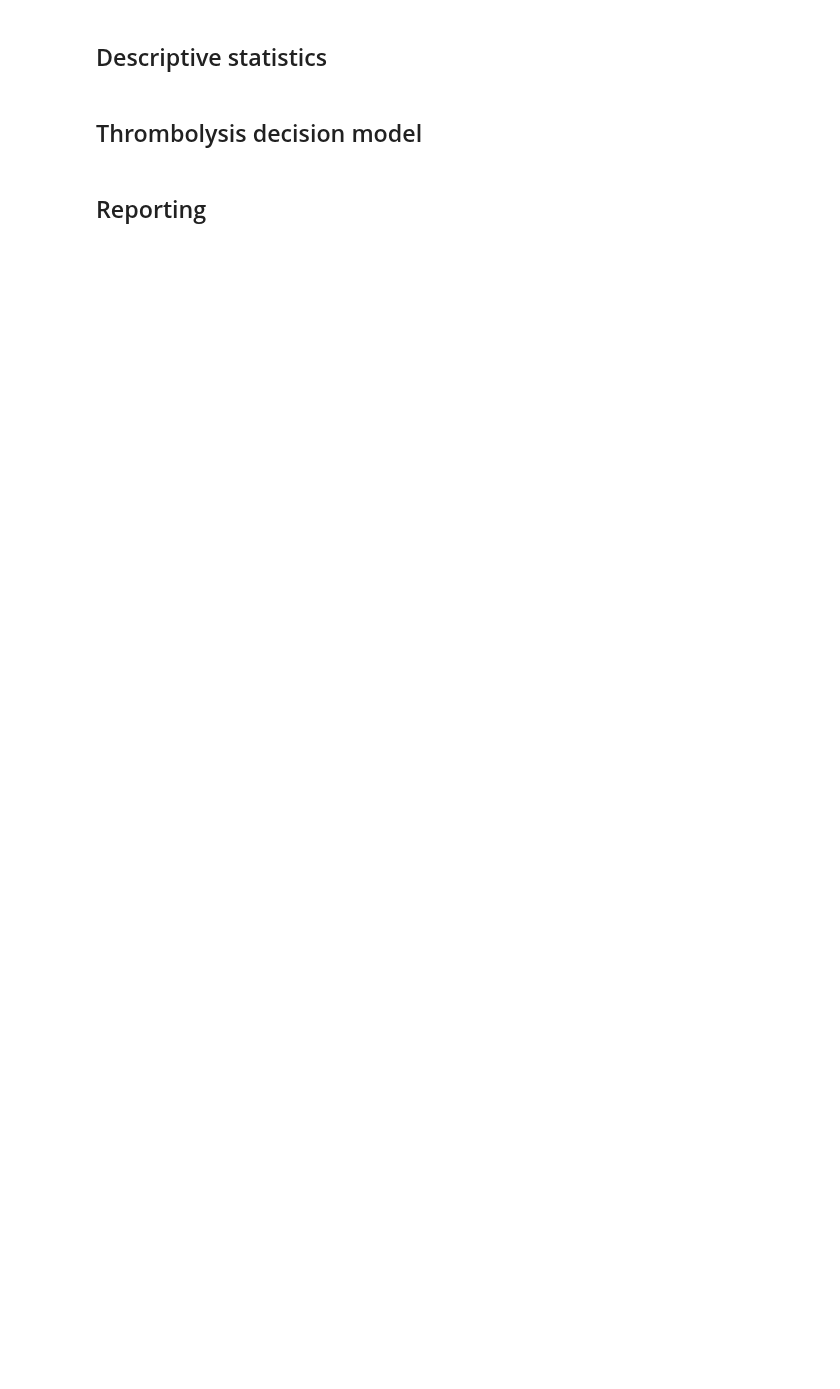
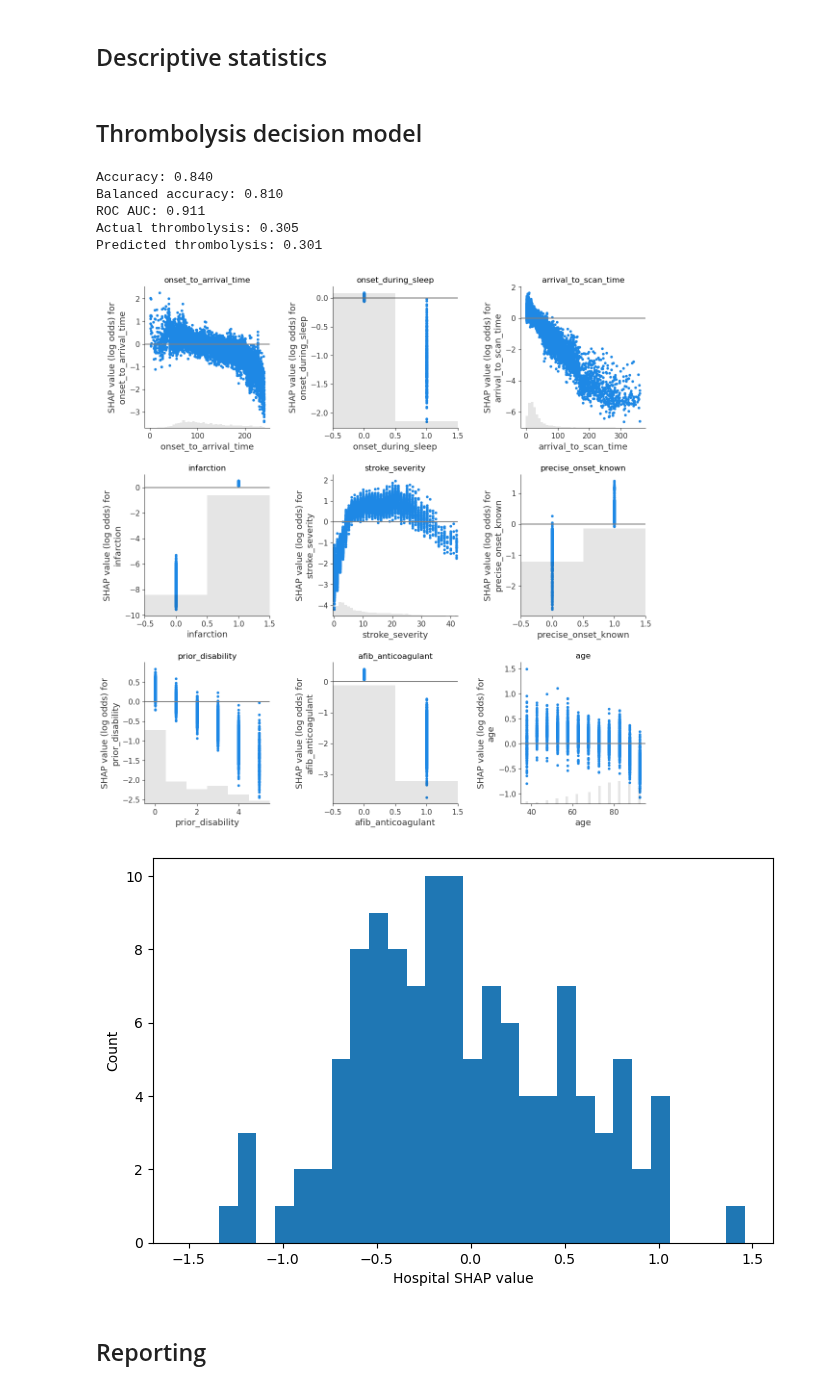
Before and after one commit to samuel-book/samuel_2_production, a Jupyter notebook: full_production_1.ipynb, the cells around one changed output. Drawn from its saved outputs; the diff is of its cells as text; code cells hidden in the pictures; blank space fills up the shorter version.

```diff
--- a/full_production_1.ipynb
+++ b/full_production_1.ipynb
@@ -30,7 +32,15 @@ ds.run()
 ## Thrombolysis decision model
 # %%
 thrombolysis_choice_model = ThrombolysisChoiceModel()
-#thrombolysis_choice_model.run()
+thrombolysis_choice_model.run()
+# %% [output]
+Accuracy: 0.840
+Balanced accuracy: 0.810
+ROC AUC: 0.911
+Actual thrombolysis: 0.305
+Predicted thrombolysis: 0.301
+[figure, added]
+[figure, added]
 # %% [markdown]
 ## Reporting
 # %%
```
Also changed, not shown: parts of 1 cell of this notebook, 3 other files.
